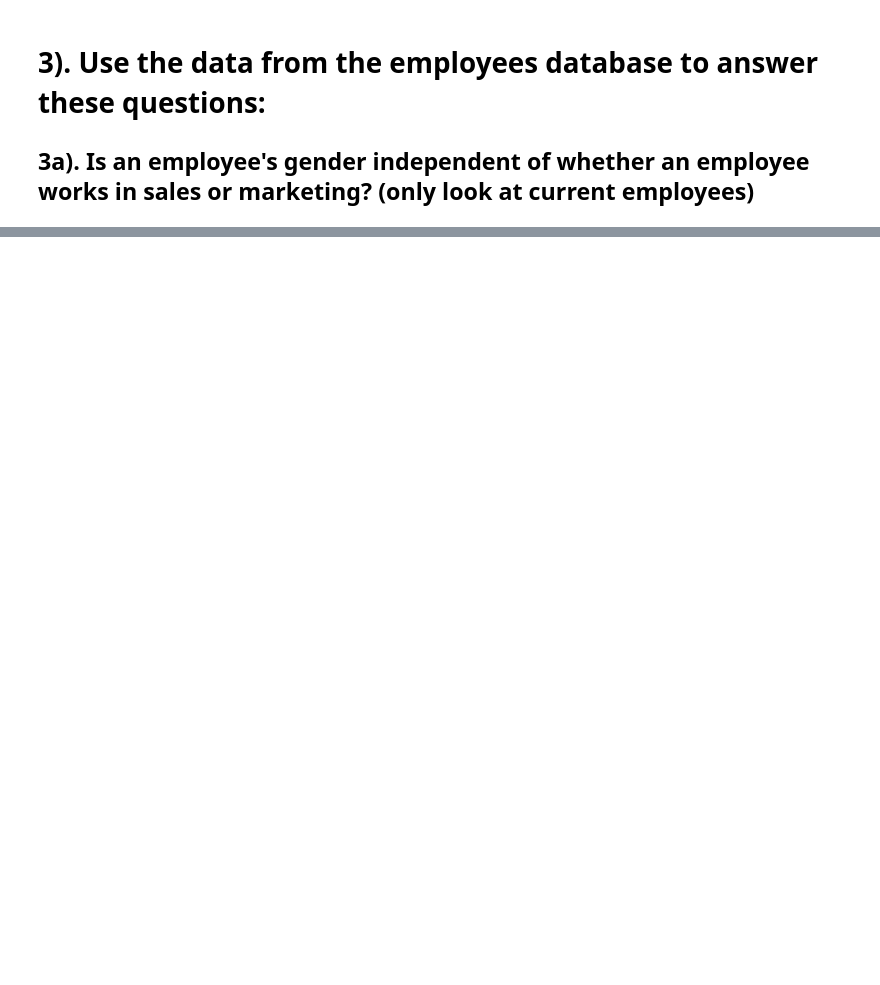
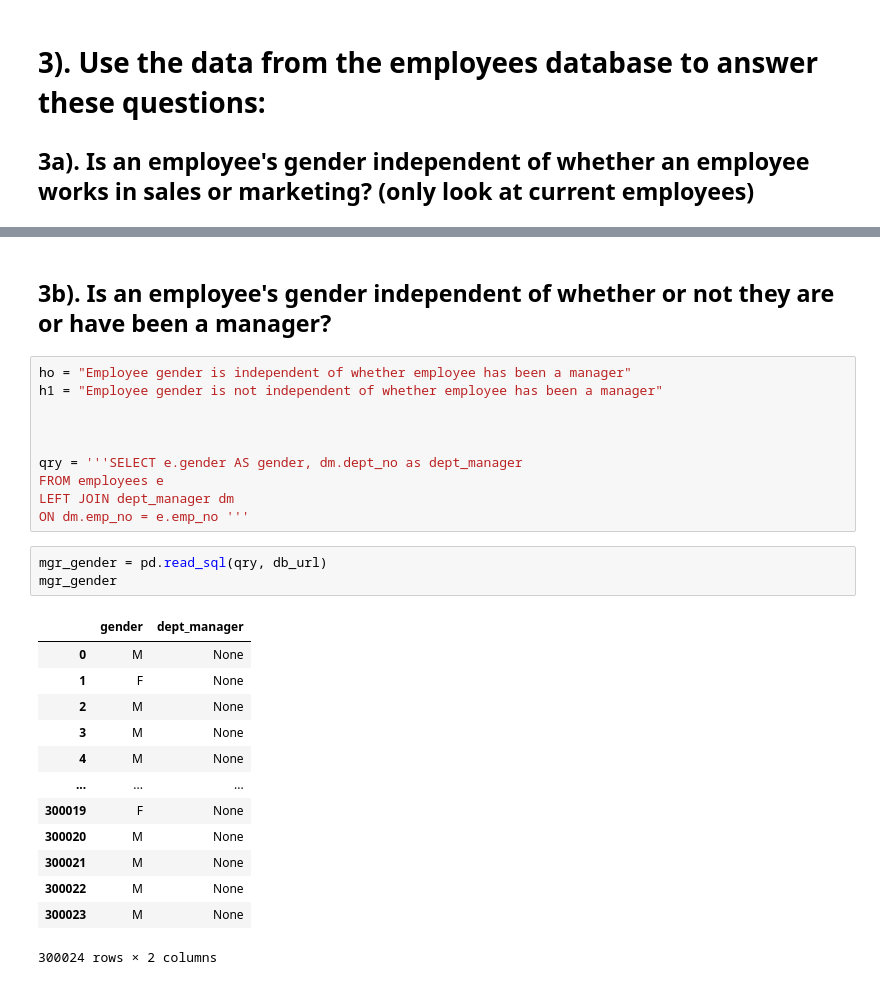
Before and after one commit to stephenkipkurui/statistics-exercises, a Jupyter notebook: hypothesis_testing.ipynb, the cells around one changed output, grey strips where cells are left out. Cells and saved outputs as stored; diff of their text form; blank space fills up the shorter version.

```diff
--- a/hypothesis_testing.ipynb
+++ b/hypothesis_testing.ipynb
@@ -1255,0 +1254,29 @@ Failed to reject Ho: Gender does not vary in employees working in Sales as compa
+# %% [markdown]
+ ## 3b). Is an employee's gender independent of whether or not they are or have been a manager?
+# %%
+ho = "Employee gender is independent of whether employee has been a manager"
+h1 = "Employee gender is not independent of whether employee has been a manager"
+
+
+
+qry = '''SELECT e.gender AS gender, dm.dept_no as dept_manager
+FROM employees e
+LEFT JOIN dept_manager dm
+ON dm.emp_no = e.emp_no '''
+# %%
+mgr_gender = pd.read_sql(qry, db_url)
+mgr_gender
+# %% [output]
+|  | gender | dept_manager |
+| 0 | M | None |
+| 1 | F | None |
+| 2 | M | None |
+| 3 | M | None |
+| 4 | M | None |
+| ... | ... | ... |
+| 300019 | F | None |
+| 300020 | M | None |
+| 300021 | M | None |
+| 300022 | M | None |
+| 300023 | M | None |
+300024 rows × 2 columns
```
Also changed, not shown: parts of 33 cells of this notebook.
